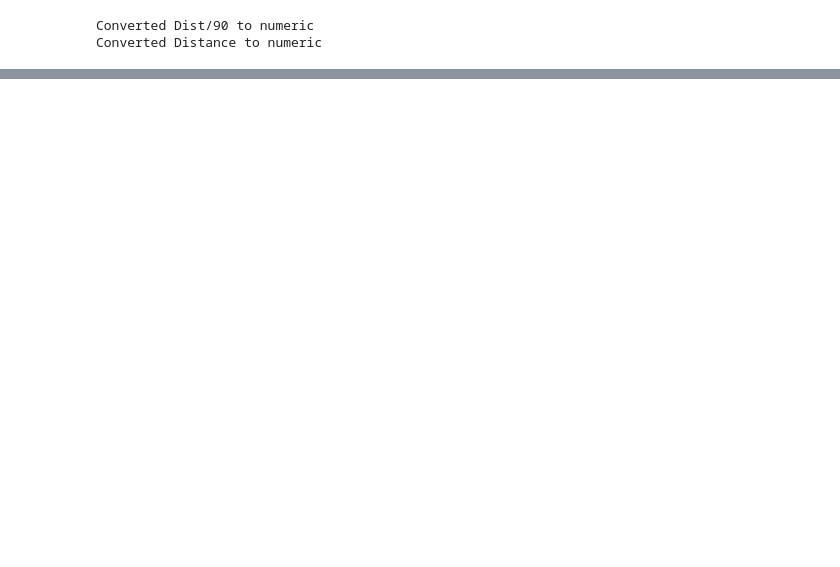
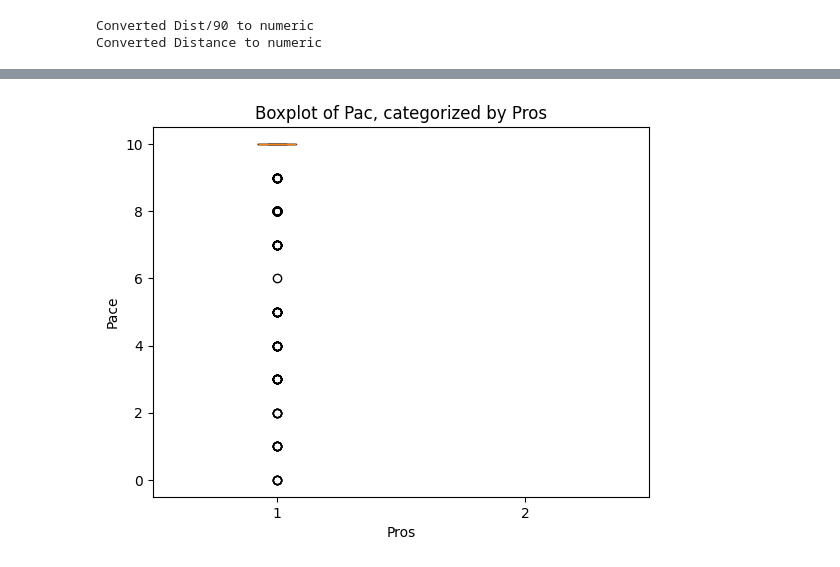
Before and after one commit to terryjbates/football_manager_code, a Jupyter notebook: AI/Tableau_Import.ipynb, the cells around one changed output, grey strips where cells are left out. Cells and saved outputs as stored; diff of their text form; code cells hidden in the pictures; blank space fills up the shorter version.

```diff
--- a/AI/Tableau_Import.ipynb
+++ b/AI/Tableau_Import.ipynb
@@ -241,12 +174,3 @@ def determine_goal_differential(row, flag='for'):
-# %%
-def determine_expires_date(row):
-    initial_date = row['Expires']
-    try:
-        return datetime.strptime(initial_date, "%m/%d/%Y")
-    except:
-        return None
-
-# lambda x: datetime.strptime(x, "%m/%d/%Y")
 # %%
 # scouting_data['Height'].head()
 # print(f"Starting {len(scouting_data)}")
@@ -344,7 +266,8 @@ scouting_data = scouting_data.dropna(subset=['UID'])
 scouting_data['UID'] = scouting_data['UID'].replace('', np.nan)
 
 # Set UID to large int
-scouting_data['UID'] = scouting_data['UID'].astype('uint64')
+# We comment this out, since we need this to be string in Tableau
+# scouting_data['UID'] = scouting_data['UID'].astype('uint64')
 
 #scouting_data['UID'].max()
 # %%
@@ -526,0 +495,9 @@ Name: Dist/90, Length: 256, dtype: float64
+# %%
+# Convert UID to string
+scouting_data['UID'] = scouting_data['UID'].astype(str)
+# %%
+def utf_encode(string_to_convert):
+    return string_to_convert.encode("utf-8")
+
+scouting_data['Name'] = scouting_data['Name'].apply(utf_encode)
+scouting_data['Name'] = scouting_data['Name'].apply(lambda x: x.decode("utf-8"))
@@ -552,0 +585,11 @@ Name: Name, Length: 257, dtype: object
+# %%
+scouting_data['Pros_cat'] = scouting_data['Pros'].astype("category").cat.codes
+data = [scouting_data['Pros_cat'] ,scouting_data['Pac']]
+plt.title("Boxplot of Pac, categorized by Pros")
+plt.xlabel("Pros")
+plt.ylabel("Pace")
+# plt.boxplot(scouting_data['Pac'])
+plt.boxplot(data)
+plt.show()
+# %% [output]
+[figure, added]
```
Also changed, not shown: parts of 50 cells of this notebook, 2 other files.
